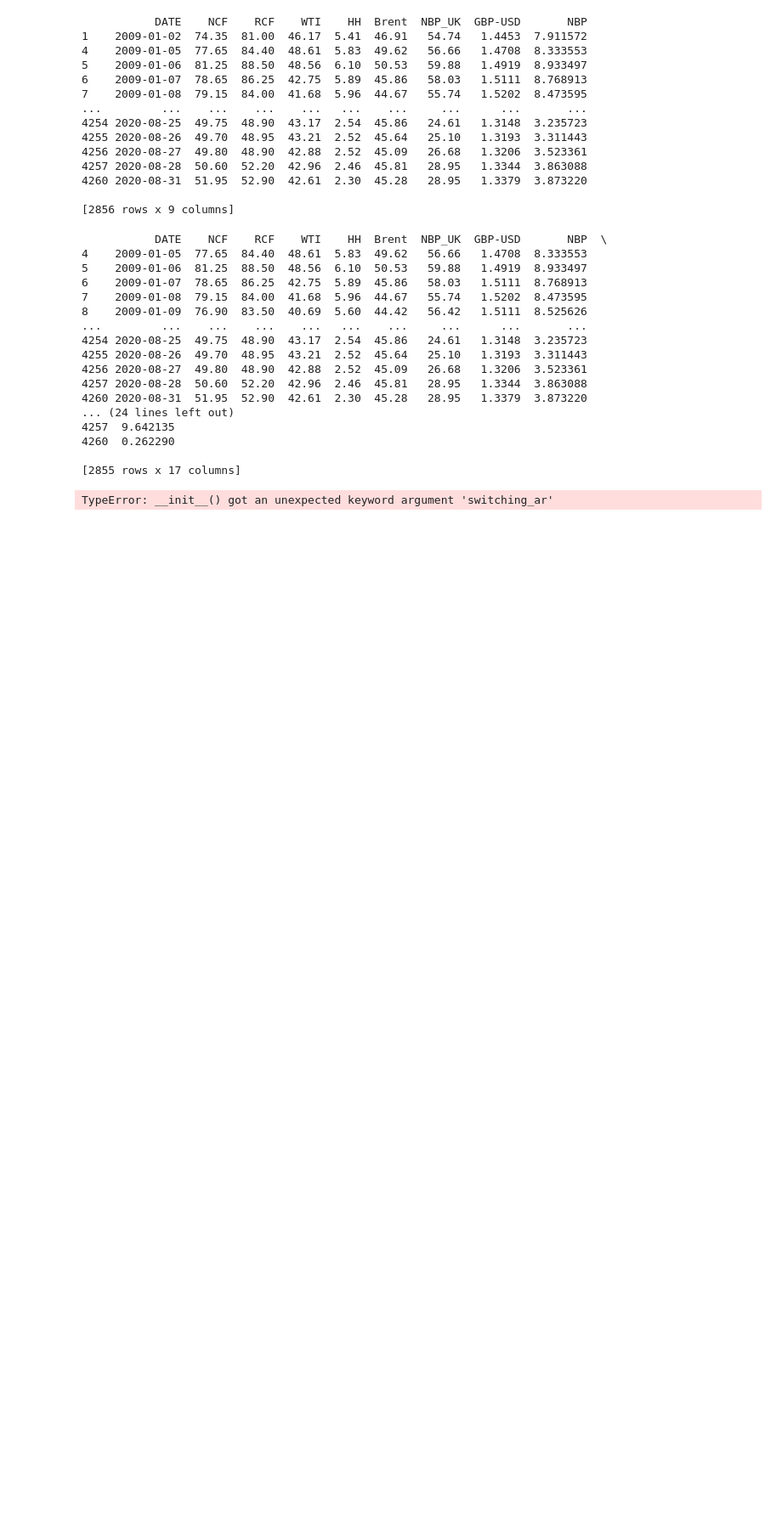
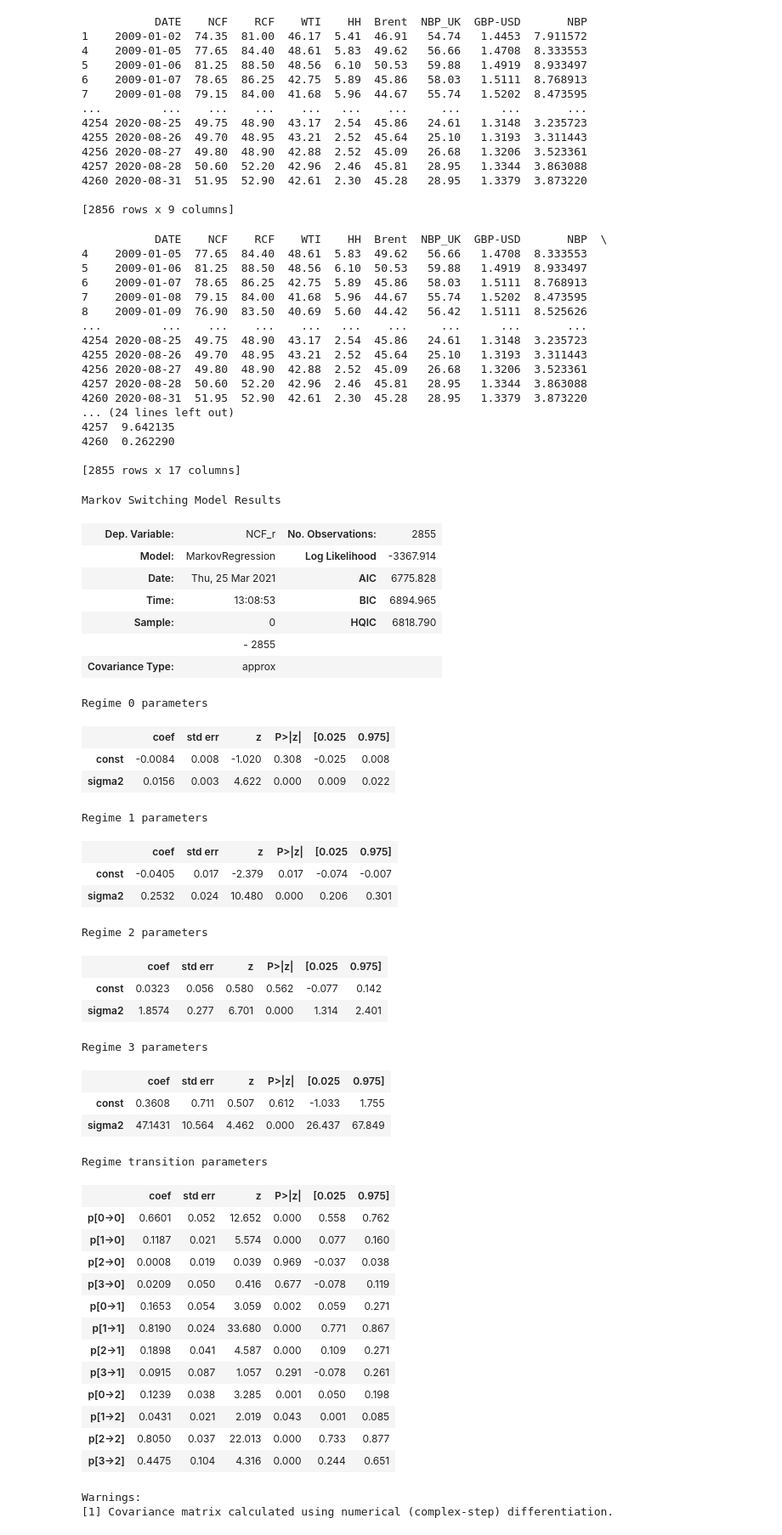
Before and after one commit to joe-ascroft/phd, a Jupyter notebook: Markov-switching-univariate.ipynb, the cells around one changed output. Shown at 85% size. Drawn from its saved outputs; the diff is of its cells as text; code cells hidden in the pictures; blank space fills up the shorter version.

```diff
--- a/Markov-switching-univariate.ipynb
+++ b/Markov-switching-univariate.ipynb
@@ -62,8 +62,47 @@ print(df)
 # %%
 ## markov regime switching for univariate analysis ##
 
-mod = sm.tsa.MarkovRegression(df["HH_r"], k_regimes=2, order=4, switching_ar = False)
+mod = sm.tsa.MarkovRegression(df["NCF_r"], k_regimes=4, order=10, switching_variance = True)
 res_mod = mod.fit()
 res_mod.summary()
 # %% [output]
-TypeError: __init__() got an unexpected keyword argument 'switching_ar'
+Markov Switching Model Results
+| Dep. Variable: | NCF_r | No. Observations: | 2855 |
+| Model: | MarkovRegression | Log Likelihood | -3367.914 |
+| Date: | Thu, 25 Mar 2021 | AIC | 6775.828 |
+| Time: | 13:08:53 | BIC | 6894.965 |
+| Sample: | 0 | HQIC | 6818.790 |
+|  | - 2855 |  |  |
+| Covariance Type: | approx |  |  |
+Regime 0 parameters
+|  | coef | std err | z | P>|z| | [0.025 | 0.975] |
+| const | -0.0084 | 0.008 | -1.020 | 0.308 | -0.025 | 0.008 |
+| sigma2 | 0.0156 | 0.003 | 4.622 | 0.000 | 0.009 | 0.022 |
+Regime 1 parameters
+|  | coef | std err | z | P>|z| | [0.025 | 0.975] |
+| const | -0.0405 | 0.017 | -2.379 | 0.017 | -0.074 | -0.007 |
+| sigma2 | 0.2532 | 0.024 | 10.480 | 0.000 | 0.206 | 0.301 |
+Regime 2 parameters
+|  | coef | std err | z | P>|z| | [0.025 | 0.975] |
+| const | 0.0323 | 0.056 | 0.580 | 0.562 | -0.077 | 0.142 |
+| sigma2 | 1.8574 | 0.277 | 6.701 | 0.000 | 1.314 | 2.401 |
+Regime 3 parameters
+|  | coef | std err | z | P>|z| | [0.025 | 0.975] |
+| const | 0.3608 | 0.711 | 0.507 | 0.612 | -1.033 | 1.755 |
+| sigma2 | 47.1431 | 10.564 | 4.462 | 0.000 | 26.437 | 67.849 |
+Regime transition parameters
+|  | coef | std err | z | P>|z| | [0.025 | 0.975] |
+| p[0->0] | 0.6601 | 0.052 | 12.652 | 0.000 | 0.558 | 0.762 |
+| p[1->0] | 0.1187 | 0.021 | 5.574 | 0.000 | 0.077 | 0.160 |
+| p[2->0] | 0.0008 | 0.019 | 0.039 | 0.969 | -0.037 | 0.038 |
+| p[3->0] | 0.0209 | 0.050 | 0.416 | 0.677 | -0.078 | 0.119 |
+| p[0->1] | 0.1653 | 0.054 | 3.059 | 0.002 | 0.059 | 0.271 |
+| p[1->1] | 0.8190 | 0.024 | 33.680 | 0.000 | 0.771 | 0.867 |
+| p[2->1] | 0.1898 | 0.041 | 4.587 | 0.000 | 0.109 | 0.271 |
+| p[3->1] | 0.0915 | 0.087 | 1.057 | 0.291 | -0.078 | 0.261 |
+| p[0->2] | 0.1239 | 0.038 | 3.285 | 0.001 | 0.050 | 0.198 |
+| p[1->2] | 0.0431 | 0.021 | 2.019 | 0.043 | 0.001 | 0.085 |
+| p[2->2] | 0.8050 | 0.037 | 22.013 | 0.000 | 0.733 | 0.877 |
+| p[3->2] | 0.4475 | 0.104 | 4.316 | 0.000 | 0.244 | 0.651 |
+Warnings:
+[1] Covariance matrix calculated using numerical (complex-step) differentiation.
```
Also changed, not shown: parts of 1 cell of this notebook, 3 other files.
